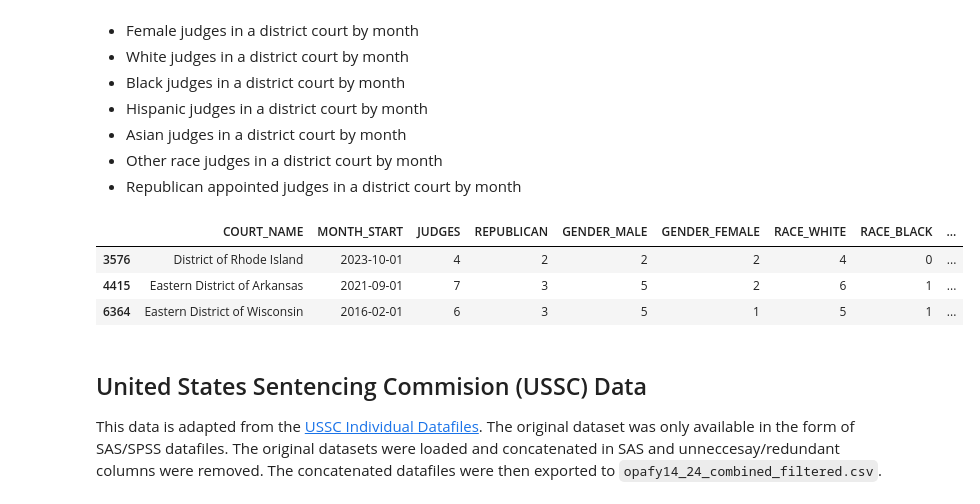
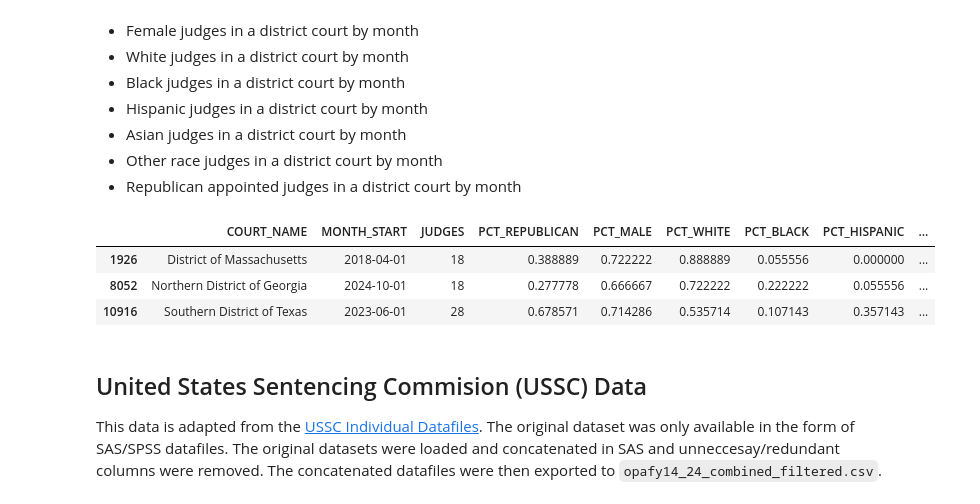
Before and after one commit to aj-bei/USSC-Fairness-Analysis-DTSC-430X-Capstone-, a Jupyter notebook: scripts/DTSC430XCapstoneSourceCd.ipynb, the cells around one changed output. Cells and saved outputs as stored; diff of their text form; code cells hidden in the pictures.

```diff
--- a/scripts/DTSC430XCapstoneSourceCd.ipynb
+++ b/scripts/DTSC430XCapstoneSourceCd.ipynb
@@ -490,9 +510,7 @@ for i in range(1, 7):
 # %% [markdown]
 Convert `judges_df` to `judges_df_long`, which contains one observation for each court a judge served on instead of having one row for each judge
 # %%
-id_vars = [
-    "GENDER", "RACE_OR_ETHNICITY"
-]
+id_vars = ["GENDER", "RACE_OR_ETHNICITY"]
 
 value_vars = [
     [f"COURT_TYPE_{i}" for i in range (1, 7)],
@@ -608,37 +626,51 @@ judge_month["RACE_BLACK"] = (judge_month["RACE_OR_ETHNICITY"] == "Black").astype
 judge_month["RACE_HISPANIC"] = (judge_month["RACE_OR_ETHNICITY"] == "Hispanic").astype(int)
 judge_month["RACE_ASIAN"] = (judge_month["RACE_OR_ETHNICITY"] == "Asian").astype(int)
 judge_month["RACE_OTHER"] = (judge_month["RACE_OR_ETHNICITY"] == "Other").astype(int)
 
 # aggregate all counts
 judges_by_month = (
     judge_month
     .groupby(["COURT_NAME", "MONTH_START"], as_index=False)
     .agg({
         "JUDGES": "sum",
         "REPUBLICAN": "sum",
         "GENDER_MALE": "sum",
         "GENDER_FEMALE": "sum",
         "RACE_WHITE": "sum",
         "RACE_BLACK": "sum",
         "RACE_HISPANIC": "sum",
         "RACE_ASIAN": "sum",
         "RACE_OTHER": "sum",
     })
 )
 
+# normalize counts into percentages
+judges_by_month["PCT_REPUBLICAN"] = judges_by_month["REPUBLICAN"] / judges_by_month["JUDGES"]
+judges_by_month["PCT_MALE"] = judges_by_month["GENDER_MALE"] / judges_by_month["JUDGES"]
+judges_by_month["PCT_WHITE"] = judges_by_month["RACE_WHITE"] / judges_by_month["JUDGES"]
+judges_by_month["PCT_BLACK"] = judges_by_month["RACE_BLACK"] / judges_by_month["JUDGES"]
+judges_by_month["PCT_HISPANIC"] = judges_by_month["RACE_HISPANIC"] / judges_by_month["JUDGES"]
+judges_by_month["PCT_ASIAN"] = judges_by_month["RACE_ASIAN"] / judges_by_month["JUDGES"]
+judges_by_month["PCT_OTHER"] = judges_by_month["RACE_OTHER"] / judges_by_month["JUDGES"]
+
+# drop count columns
+judges_by_month = judges_by_month.drop(columns=[
+    "REPUBLICAN", "GENDER_MALE", "GENDER_FEMALE", "RACE_WHITE", "RACE_BLACK", "RACE_HISPANIC", "RACE_ASIAN", "RACE_OTHER"
+])
+
 # free up memory
 del judge_month
 del judges_df_long
 del judges_df
 
 # visualize 3 random indices
 idxs = np.random.randint(0, len(judges_by_month), size=3)
 judges_by_month.iloc[idxs, :]
 # %% [output]
-|  | COURT_NAME | MONTH_START | JUDGES | REPUBLICAN | GENDER_MALE | GENDER_FEMALE | RACE_WHITE | RACE_BLACK | ... |
-| 3576 | District of Rhode Island | 2023-10-01 | 4 | 2 | 2 | 2 | 4 | 0 | ... |
-| 4415 | Eastern District of Arkansas | 2021-09-01 | 7 | 3 | 5 | 2 | 6 | 1 | ... |
-| 6364 | Eastern District of Wisconsin | 2016-02-01 | 6 | 3 | 5 | 1 | 5 | 1 | ... |
+|  | COURT_NAME | MONTH_START | JUDGES | PCT_REPUBLICAN | PCT_MALE | PCT_WHITE | PCT_BLACK | PCT_HISPANIC | ... |
+| 1926 | District of Massachusetts | 2018-04-01 | 18 | 0.388889 | 0.722222 | 0.888889 | 0.055556 | 0.000000 | ... |
+| 8052 | Northern District of Georgia | 2024-10-01 | 18 | 0.277778 | 0.666667 | 0.722222 | 0.222222 | 0.055556 | ... |
+| 10916 | Southern District of Texas | 2023-06-01 | 28 | 0.678571 | 0.714286 | 0.535714 | 0.107143 | 0.357143 | ... |
 # %% [markdown]
 ## United States Sentencing Commision (USSC) Data
 
```
Also changed, not shown: parts of 21 cells of this notebook, 2 other files.
